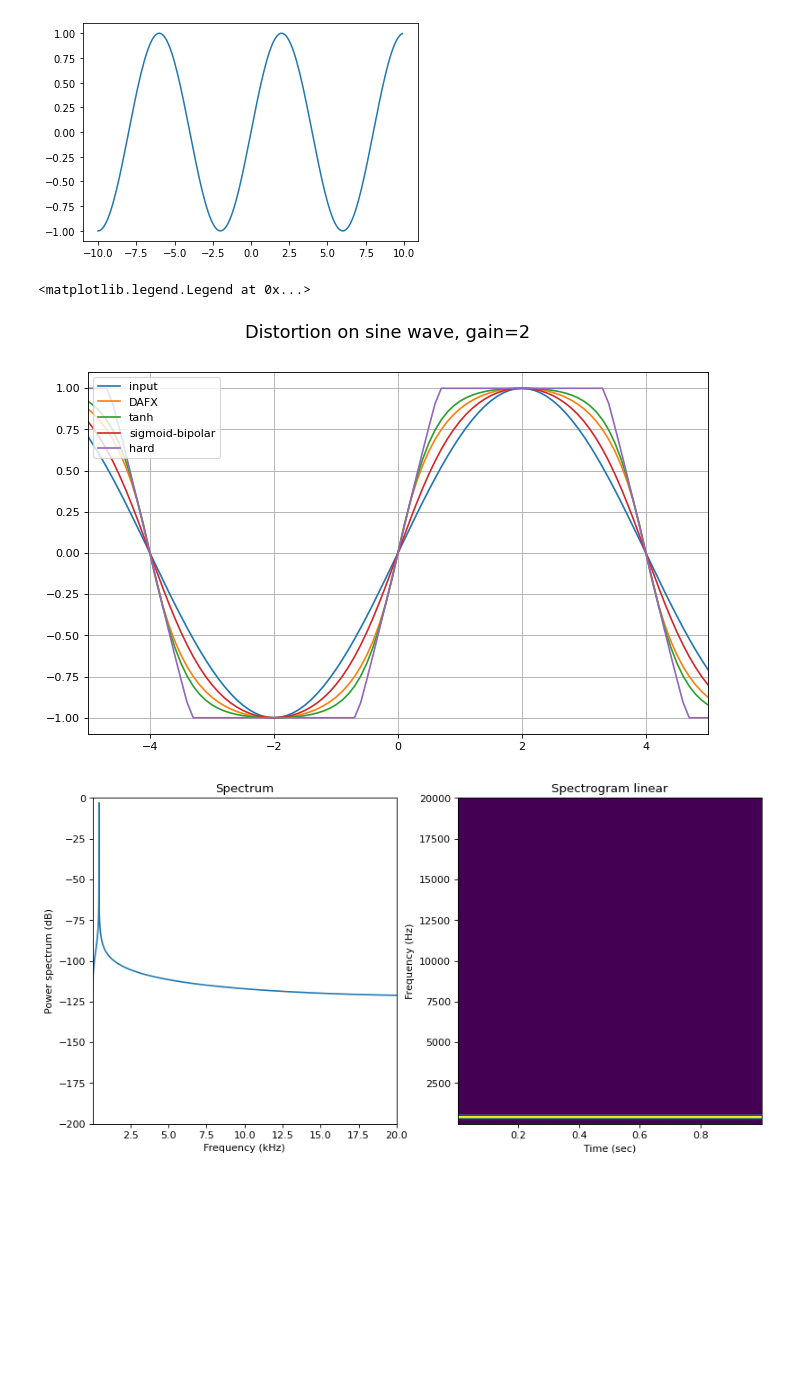
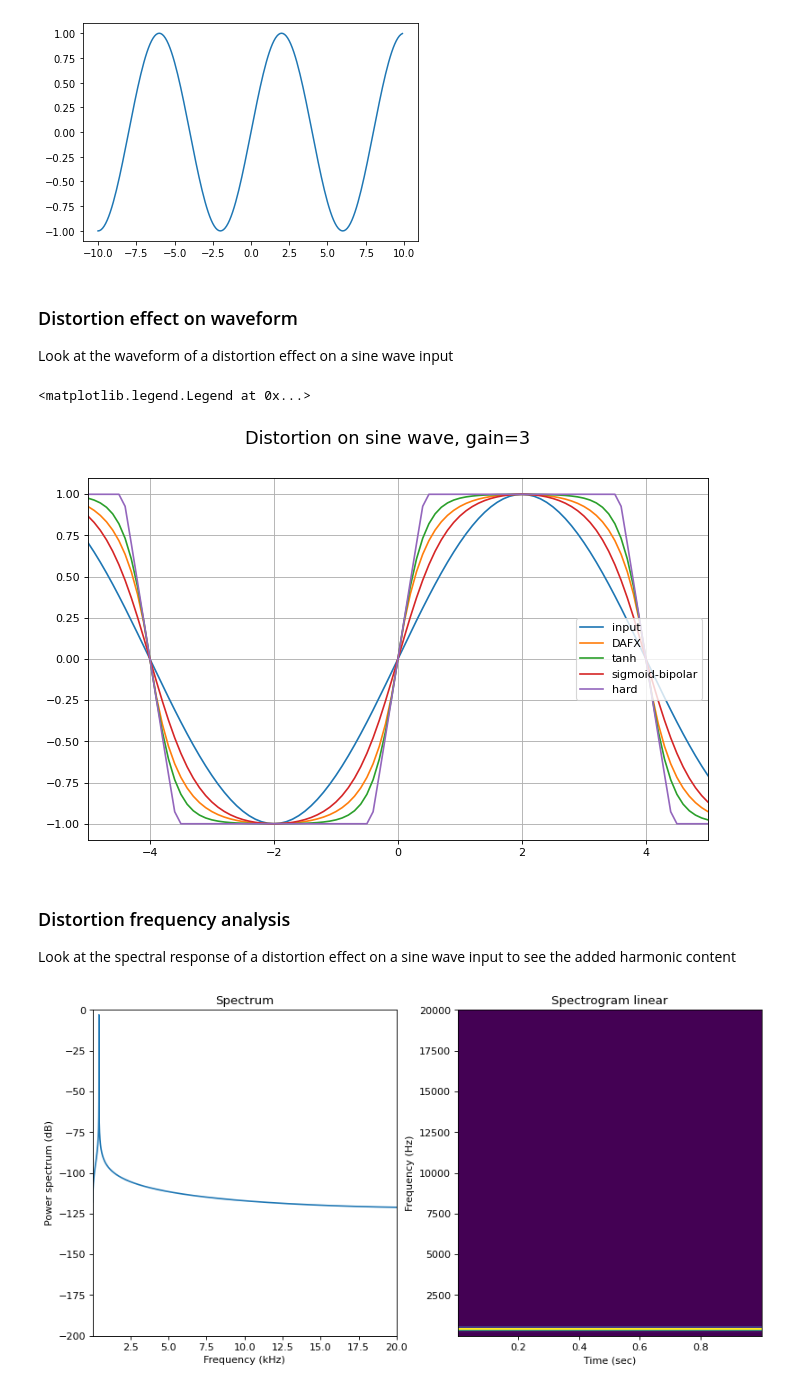
Before and after one commit to letrout/dsp, a Jupyter notebook: doc/distortion.ipynb, the cells around one changed output. Cells and saved outputs as stored; diff of their text form; code cells hidden in the pictures; blank space fills up the shorter version.

```diff
--- a/doc/distortion.ipynb
+++ b/doc/distortion.ipynb
@@ -176,24 +180,30 @@ plt.plot(x, sine_wave(x, freq, fs))
 # %% [output]
 [<matplotlib.lines.Line2D at 0x...>]
 [figure]
+# %% [markdown]
+### Distortion effect on waveform
+Look at the waveform of a distortion effect on a sine wave input
 # %%
-gain = 2
+gain = 3
 makeup = True
 fig = plt.figure(figsize=(10, 6), dpi=80)
 fig.suptitle('Distortion on sine wave, gain={}'.format(gain), fontsize=16)
 ax = fig.add_subplot(111)
 ax.plot(x, sine_wave(x, freq, fs), label='input')
 ax.plot(x, distortion_dafx(sine_wave(x, freq, fs), gain=gain, makeup=makeup), label='DAFX')
 ax.plot(x, tanh_alt(sine_wave(x, freq, fs), gain=gain, makeup=makeup), label='tanh')
 ax.plot(x, sigmoid_bipolar(sine_wave(x, freq, fs), gain=gain, makeup=makeup), label='sigmoid-bipolar')
 #ax.plot(x, distortion_poly(x, 3), label='poly 3')
 ax.plot(x, hard_clipping(sine_wave(x, freq, fs), gain=gain), label='hard')
 ax.set_xlim(-5, 5)
 ax.grid(True)
 ax.legend()
 # %% [output]
 <matplotlib.legend.Legend at 0x...>
-[figure, old version]
+[figure, new version]
+# %% [markdown]
+### Distortion frequency analysis
+Look at the spectral response of a distortion effect on a sine wave input to see the added harmonic content
 # %%
 def plot_spectrum(data, fs, ax, label='', power=True, log=False):
     n = len(data)
```
Also changed, not shown: parts of 6 cells of this notebook.
